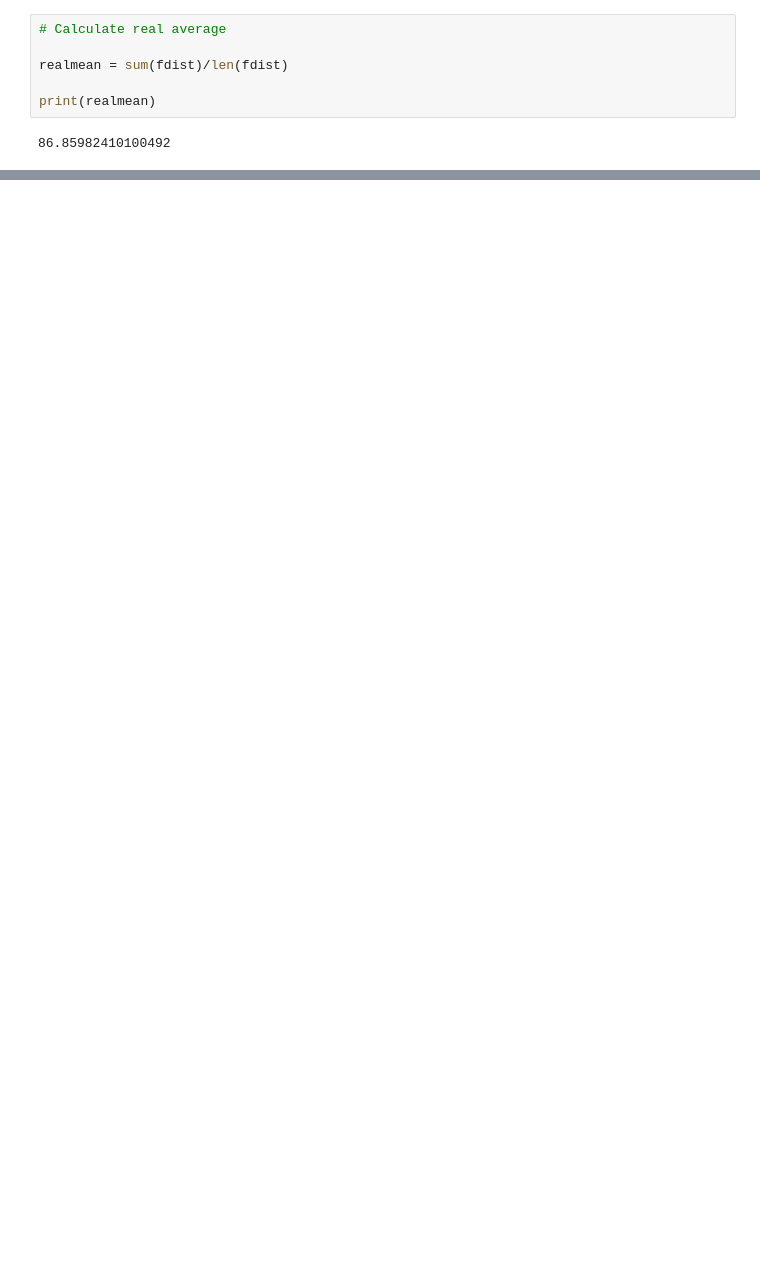
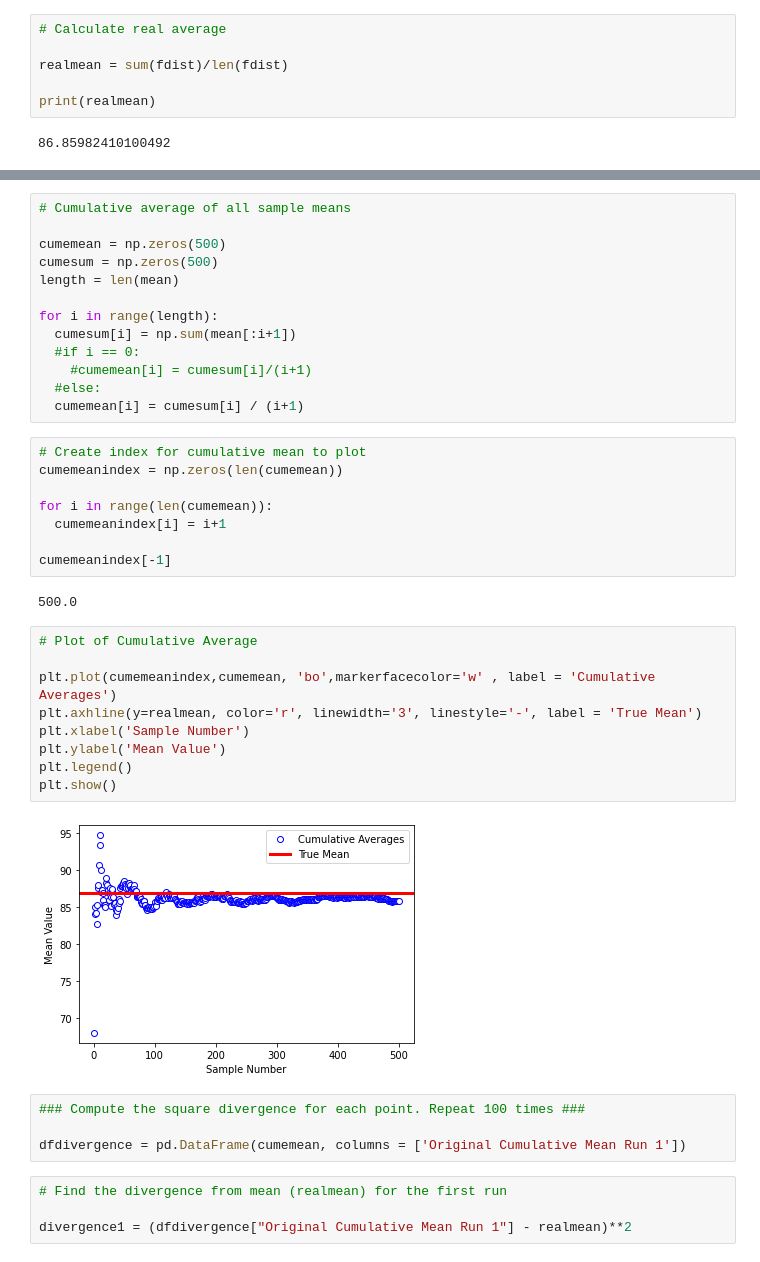
Before and after one commit to npinak/Python-Projects, a Jupyter notebook: Law-of-Large-Numbers/Law_of_Large_Numbers.ipynb, the cells around one changed output, grey strips where cells are left out. Drawn from its saved outputs; the diff is of its cells as text; blank space fills up the shorter version.

```diff
--- a/Law-of-Large-Numbers/Law_of_Large_Numbers.ipynb
+++ b/Law-of-Large-Numbers/Law_of_Large_Numbers.ipynb
@@ -146,0 +154,42 @@ plt.show()
+# %%
+# Cumulative average of all sample means
+
+cumemean = np.zeros(500)
+cumesum = np.zeros(500)
+length = len(mean)
+
+for i in range(length):
+  cumesum[i] = np.sum(mean[:i+1])
+  #if i == 0:
+    #cumemean[i] = cumesum[i]/(i+1)
+  #else:
+  cumemean[i] = cumesum[i] / (i+1)
+# %%
+# Create index for cumulative mean to plot
+cumemeanindex = np.zeros(len(cumemean))
+
+for i in range(len(cumemean)):
+  cumemeanindex[i] = i+1
+
+cumemeanindex[-1]
+# %% [output]
+500.0
+# %%
+# Plot of Cumulative Average
+
+plt.plot(cumemeanindex,cumemean, 'bo',markerfacecolor='w' , label = 'Cumulative Averages')
+plt.axhline(y=realmean, color='r', linewidth='3', linestyle='-', label = 'True Mean')
+plt.xlabel('Sample Number')
+plt.ylabel('Mean Value')
+plt.legend()
+plt.show()
+# %% [output]
+[figure, added]
+# %%
+### Compute the square divergence for each point. Repeat 100 times ###
+
+dfdivergence = pd.DataFrame(cumemean, columns = ['Original Cumulative Mean Run 1'])
+# %%
+# Find the divergence from mean (realmean) for the first run
+
+divergence1 = (dfdivergence["Original Cumulative Mean Run 1"] - realmean)**2
```
Also changed, not shown: parts of 24 cells of this notebook.
